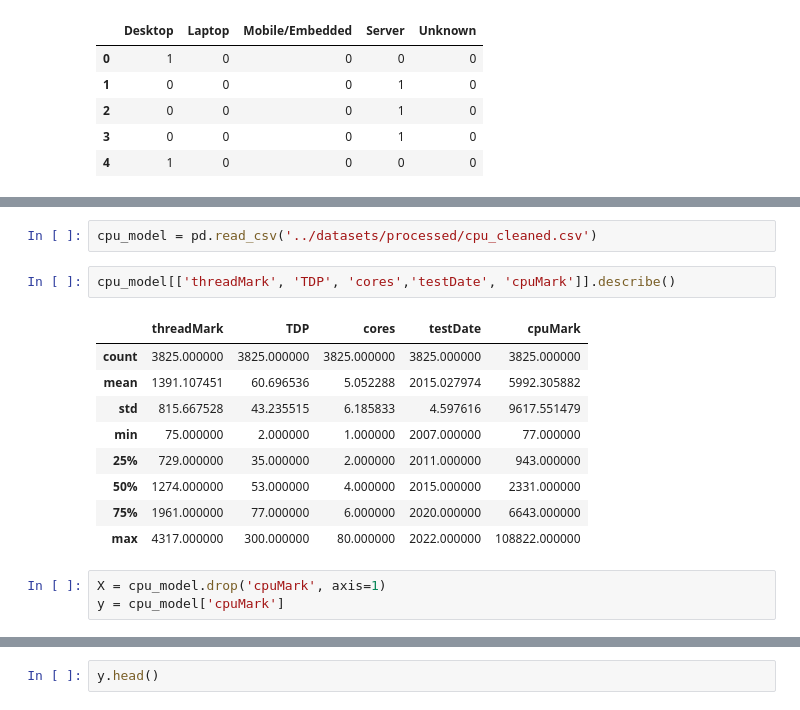
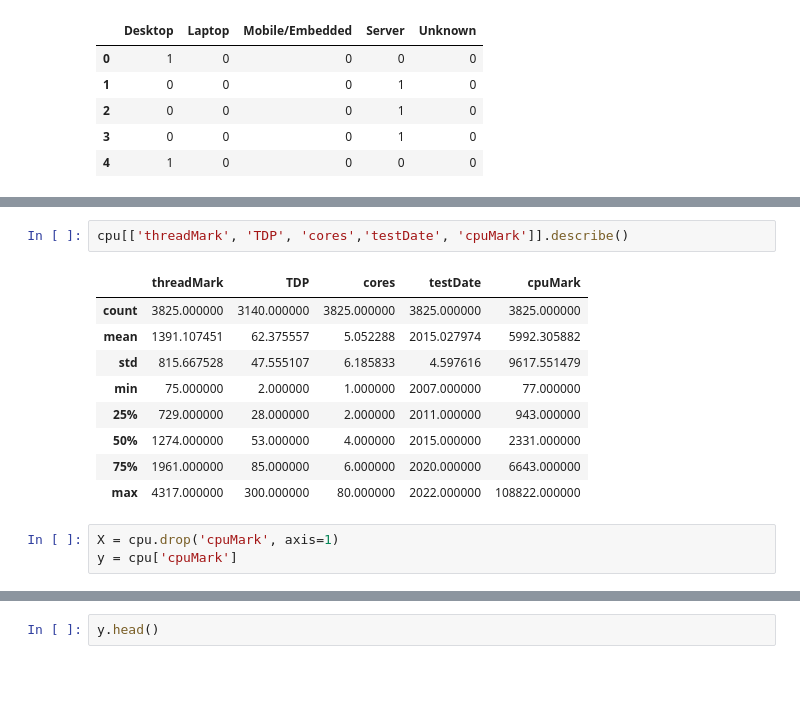
Before and after one commit to Payama01/cpu-multicore-scoring-ml, a Jupyter notebook: notebooks/02_modeling.ipynb, the cells around one changed output, grey strips where cells are left out. Drawn from its saved outputs; the diff is of its cells as text; blank space fills up the shorter version.

```diff
--- a/notebooks/02_modeling.ipynb
+++ b/notebooks/02_modeling.ipynb
@@ -109,23 +139,21 @@ cpu.head()
 | 2 | 86006 | 2387 | NaN | 64 | 2021 | 0 | 0 | 0 | 1 | 0 |
 | 3 | 85861 | 2727 | 225.0 | 64 | 2021 | 0 | 0 | 0 | 1 | 0 |
 | 4 | 83971 | 2626 | 280.0 | 64 | 2020 | 1 | 0 | 0 | 0 | 0 |
-# %%
-cpu_model = pd.read_csv('../datasets/processed/cpu_cleaned.csv')
 # %%
-cpu_model[['threadMark', 'TDP', 'cores','testDate', 'cpuMark']].describe()
+cpu[['threadMark', 'TDP', 'cores','testDate', 'cpuMark']].describe()
 # %% [output]
 |  | threadMark | TDP | cores | testDate | cpuMark |
-| count | 3825.000000 | 3825.000000 | 3825.000000 | 3825.000000 | 3825.000000 |
-| mean | 1391.107451 | 60.696536 | 5.052288 | 2015.027974 | 5992.305882 |
-| std | 815.667528 | 43.235515 | 6.185833 | 4.597616 | 9617.551479 |
+| count | 3825.000000 | 3140.000000 | 3825.000000 | 3825.000000 | 3825.000000 |
+| mean | 1391.107451 | 62.375557 | 5.052288 | 2015.027974 | 5992.305882 |
+| std | 815.667528 | 47.555107 | 6.185833 | 4.597616 | 9617.551479 |
 | min | 75.000000 | 2.000000 | 1.000000 | 2007.000000 | 77.000000 |
-| 25% | 729.000000 | 35.000000 | 2.000000 | 2011.000000 | 943.000000 |
+| 25% | 729.000000 | 28.000000 | 2.000000 | 2011.000000 | 943.000000 |
 | 50% | 1274.000000 | 53.000000 | 4.000000 | 2015.000000 | 2331.000000 |
-| 75% | 1961.000000 | 77.000000 | 6.000000 | 2020.000000 | 6643.000000 |
+| 75% | 1961.000000 | 85.000000 | 6.000000 | 2020.000000 | 6643.000000 |
 | max | 4317.000000 | 300.000000 | 80.000000 | 2022.000000 | 108822.000000 |
 # %%
-X = cpu_model.drop('cpuMark', axis=1)
-y = cpu_model['cpuMark']
+X = cpu.drop('cpuMark', axis=1)
+y = cpu['cpuMark']
 # %%
 X.head()
 # %% [output]
```
Also changed, not shown: parts of 14 cells of this notebook.
